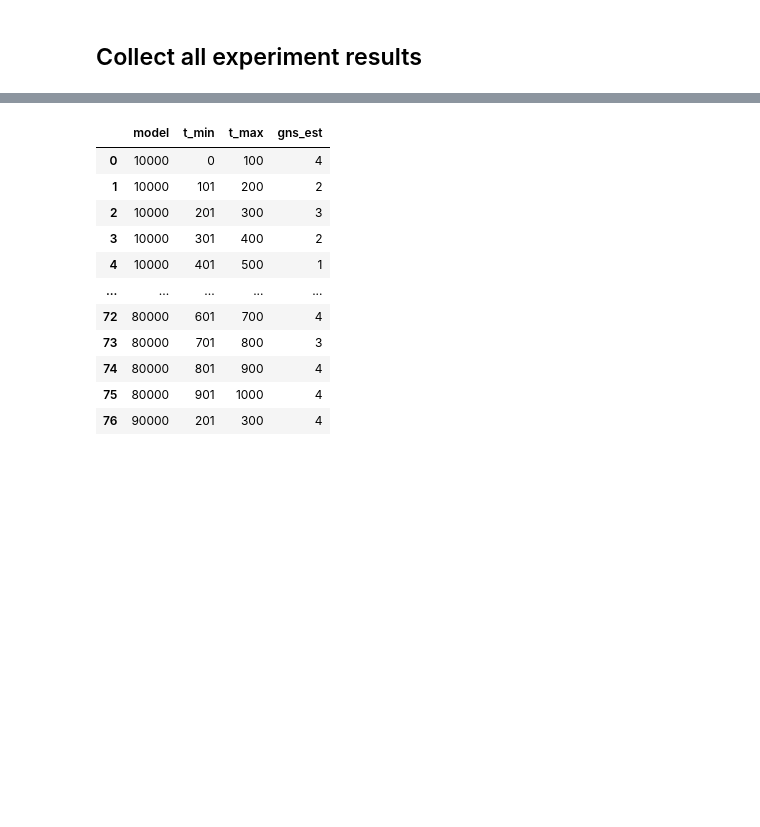
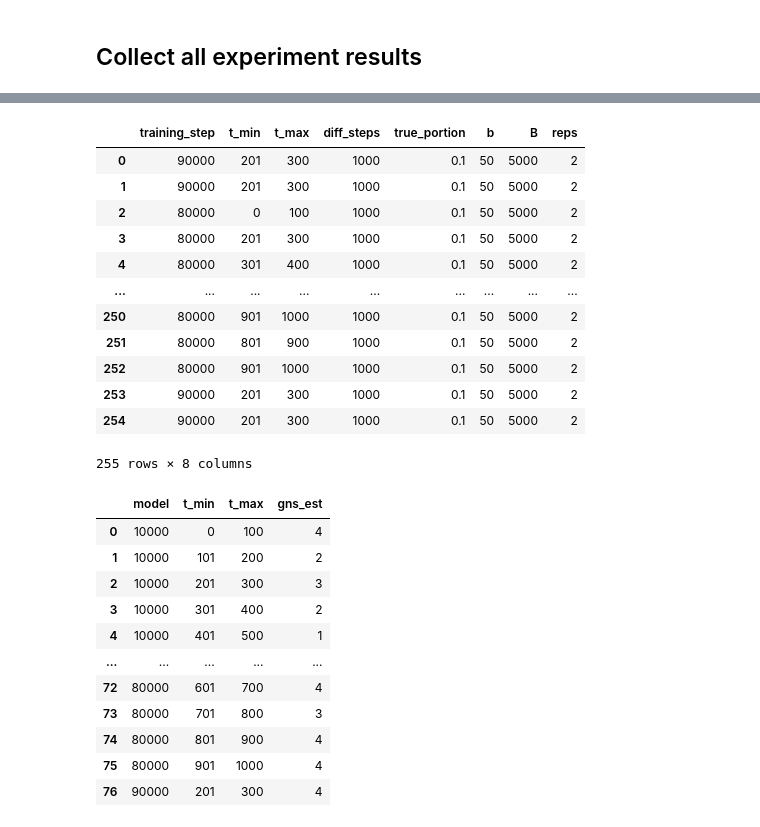
Before and after one commit to Longzz0824/Critical-Multitask-Batch-Sizes-in-Diffusion-Models, a Jupyter notebook: gns_experiments/Analysis_3.ipynb, the cells around one changed output, grey strips where cells are left out. Drawn from its saved outputs; the diff is of its cells as text; code cells hidden in the pictures; blank space fills up the shorter version.

```diff
--- a/gns_experiments/Analysis_3.ipynb
+++ b/gns_experiments/Analysis_3.ipynb
@@ -41,3 +40,19 @@ data
+# %%
+params
+# %% [output]
+|  | training_step | t_min | t_max | diff_steps | true_portion | b | B | reps |
+| 0 | 90000 | 201 | 300 | 1000 | 0.1 | 50 | 5000 | 2 |
+| 1 | 90000 | 201 | 300 | 1000 | 0.1 | 50 | 5000 | 2 |
+| 2 | 80000 | 0 | 100 | 1000 | 0.1 | 50 | 5000 | 2 |
+| 3 | 80000 | 201 | 300 | 1000 | 0.1 | 50 | 5000 | 2 |
+| 4 | 80000 | 301 | 400 | 1000 | 0.1 | 50 | 5000 | 2 |
+| ... | ... | ... | ... | ... | ... | ... | ... | ... |
+| 250 | 80000 | 901 | 1000 | 1000 | 0.1 | 50 | 5000 | 2 |
+| 251 | 80000 | 801 | 900 | 1000 | 0.1 | 50 | 5000 | 2 |
+| 252 | 80000 | 901 | 1000 | 1000 | 0.1 | 50 | 5000 | 2 |
+| 253 | 90000 | 201 | 300 | 1000 | 0.1 | 50 | 5000 | 2 |
+| 254 | 90000 | 201 | 300 | 1000 | 0.1 | 50 | 5000 | 2 |
+255 rows × 8 columns
 # %%
 df_counts = data.groupby(["model", "t_min", "t_max"]).count()["gns_est"].reset_index()
 df_counts
```
Also changed, not shown: parts of 14 cells of this notebook, 8 other files.
